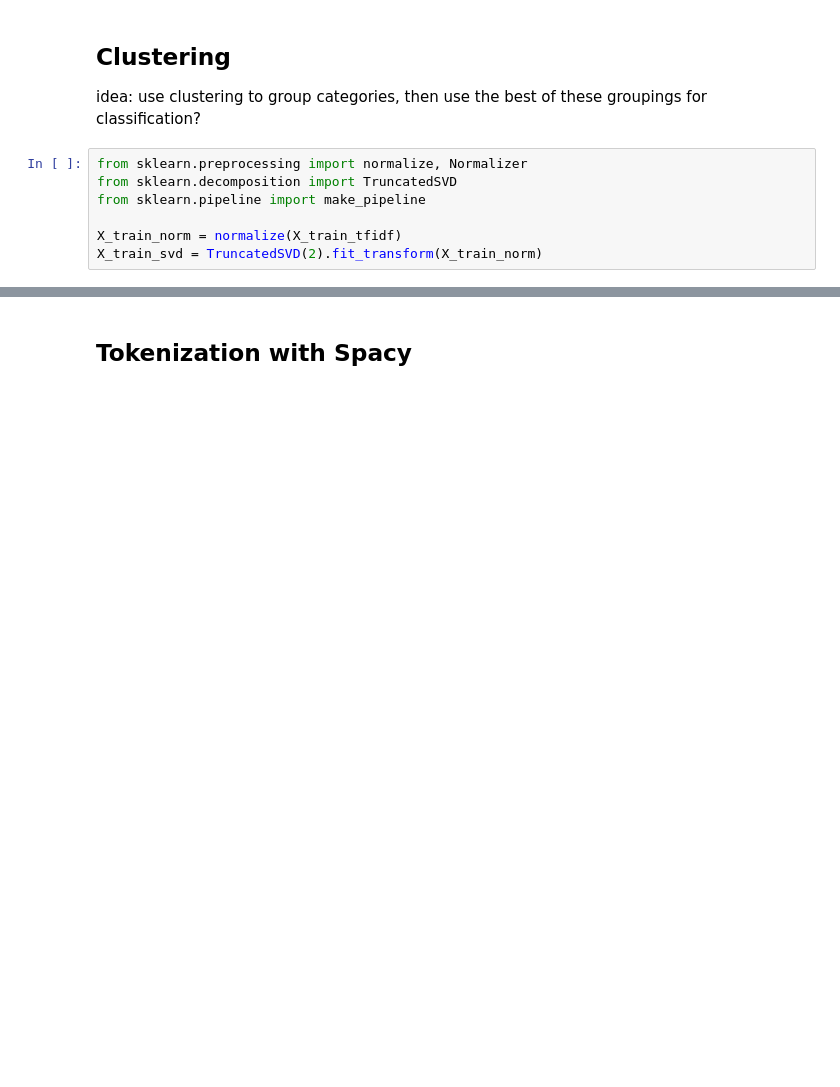
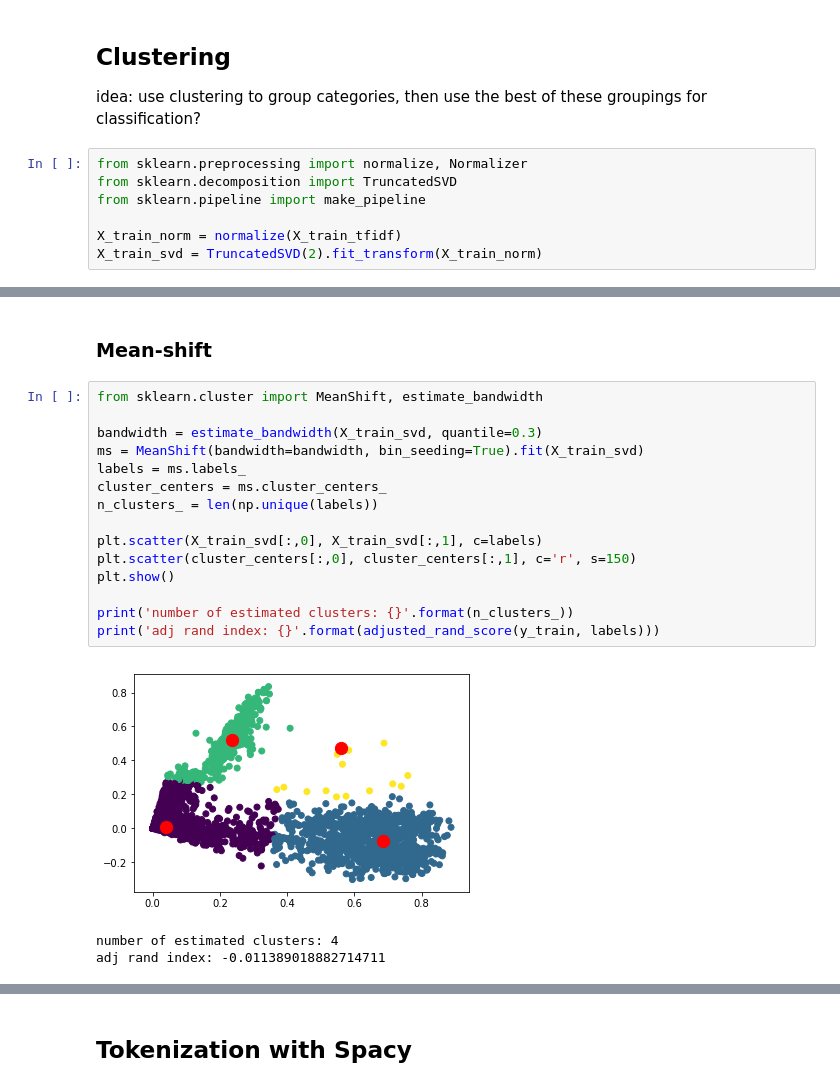
Before and after one commit to brianmcguckin/thinkful_unit_04_capstone, a Jupyter notebook: 04_capstone_v0.1.ipynb, the cells around one changed output, grey strips where cells are left out. Drawn from its saved outputs; the diff is of its cells as text; blank space fills up the shorter version.

```diff
--- a/04_capstone_v0.1.ipynb
+++ b/04_capstone_v0.1.ipynb
@@ -242,0 +245,21 @@ adj rand score: 0.0987751213493789
+# %% [markdown]
+### Mean-shift
+# %%
+from sklearn.cluster import MeanShift, estimate_bandwidth
+
+bandwidth = estimate_bandwidth(X_train_svd, quantile=0.3)
+ms = MeanShift(bandwidth=bandwidth, bin_seeding=True).fit(X_train_svd)
+labels = ms.labels_
+cluster_centers = ms.cluster_centers_
+n_clusters_ = len(np.unique(labels))
+
+plt.scatter(X_train_svd[:,0], X_train_svd[:,1], c=labels)
+plt.scatter(cluster_centers[:,0], cluster_centers[:,1], c='r', s=150)
+plt.show()
+
+print('number of estimated clusters: {}'.format(n_clusters_))
+print('adj rand index: {}'.format(adjusted_rand_score(y_train, labels)))
+# %% [output]
+[figure, added]
+number of estimated clusters: 4
+adj rand index: -0.011389018882714711
```
Also changed, not shown: parts of 22 cells of this notebook.
